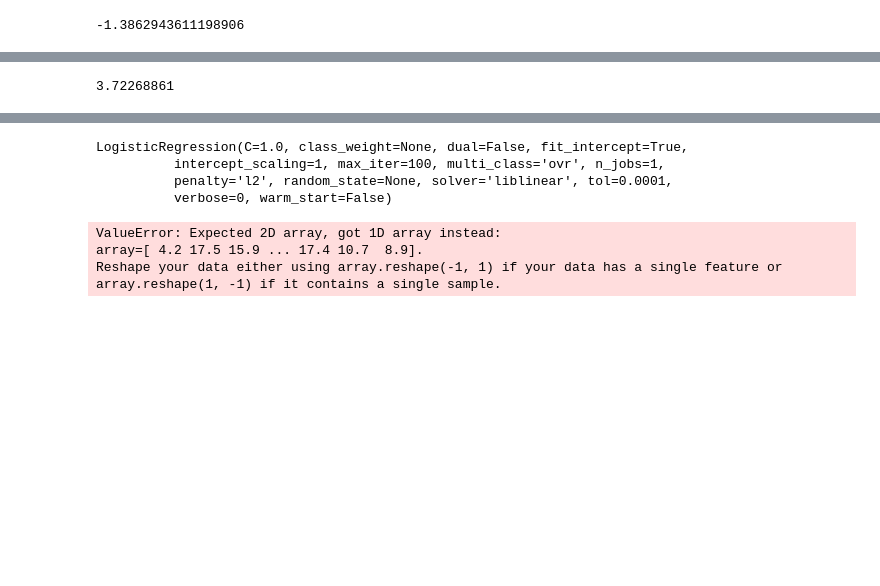
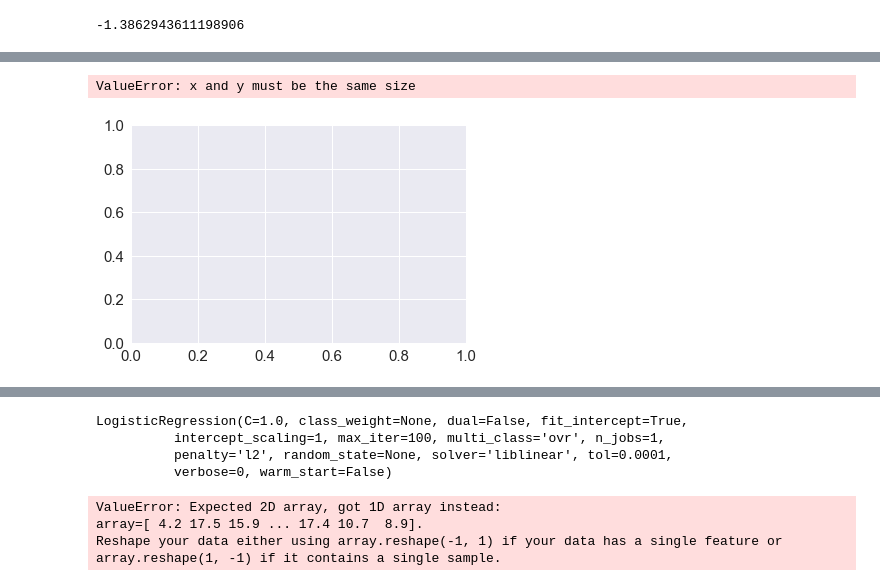
Before and after one commit to camoneill25/pfx_hit_predictor, a Jupyter notebook: workbook/Data_Analysis_EDA.ipynb, the cells around one changed output, grey strips where cells are left out. Drawn from its saved outputs; the diff is of its cells as text; code cells hidden in the pictures; blank space fills up the shorter version.

```diff
--- a/workbook/Data_Analysis_EDA.ipynb
+++ b/workbook/Data_Analysis_EDA.ipynb
@@ -193,0 +145,24 @@ X_train, X_test, y_train, y_test = train_test_split(X, y, test_size=0.33, random
+# %%
+#Binary Outcome for logistic regression
+ab_outcome = []
+ball_in_play = ['Single', 'Double', 'Triple', 'Home Run']
+for pitch in GameData_df.loc[:,]['outcome']:
+    if pitch in ball_in_play and 'Play' not in pitch:
+        ab_outcome.append(1)
+    else:
+        ab_outcome.append(0)
+cleanGameData_df['ab_outcome'] = ab_outcome
+# %%
+#Onyl run for pitch outcome!!!
+
+#Binary Outcome for logistic regression
+outcome = []
+for pitch in GameData_df.loc[:,]['pitch_outcome']:
+    if 'play' in pitch:
+        if 'no' in pitch or 'run' in pitch:
+            outcome.append(1) #1 indicates hit
+        else:
+            outcome.append(0)
+    else:
+        outcome.append(0) #0 indicates a non-hit outcome
+cleanGameData_df['pitch_outcome'] = outcome
@@ -194,8 +190,8 @@ X_train, X_test, y_train, y_test = train_test_split(X, y, test_size=0.33, random
 # %%
 # fit a logistic regression model and store the class predictions
 logreg = LogisticRegression(C=1e9)
-X = np.array(cleanGameData_df.iloc[:,0:83])
-y = np.array(cleanGameData_df['ab_outcome'])
+X = np.array(cleanGameData_df.iloc[:,0:45])
+y = np.array(cleanGameData_df['pitch_outcome'])
 X_train, X_test, y_train, y_test = train_test_split(X, y, test_size=0.33, random_state=16)
 logreg.fit(X_train, y_train)
 #hit_proba = logreg.predict_proba(X)
@@ -331,7 +276,7 @@ cleanGameData_df
                                               min_impurity_split=None, bootstrap=True, oob_score=False, n_jobs=1,
                                               random_state=None, verbose=0, warm_start=False, class_weight=None)
 '''
-RFC = RandomForestClassifier(random_state=16)
+RFC = RandomForestClassifier(random_state=16, n_estimators=100)
 RFC.fit(X_train, y_train)
 rf_predict_proba = RFC.predict_proba(X_test)
 tree_split = RFC.decision_path(X_test)
@@ -352,4 +310,6 @@ print(roc_auc)
-# %%
-0.04485167 / 0.012048192771084338
-# %% [output]
-3.72268861
+# %%
+plt.scatter(x=rf_predict_proba[:,1], y=(np.zeros(934)), s=None, c=None, marker=None, cmap=None, norm=None, vmin=None,
+                          vmax=None, alpha=0.5, linewidths=None, verts=None, edgecolors=None, hold=None, data=None)
+# %% [output]
+ValueError: x and y must be the same size
+[figure, added]
```
Also changed, not shown: parts of 43 cells of this notebook.
